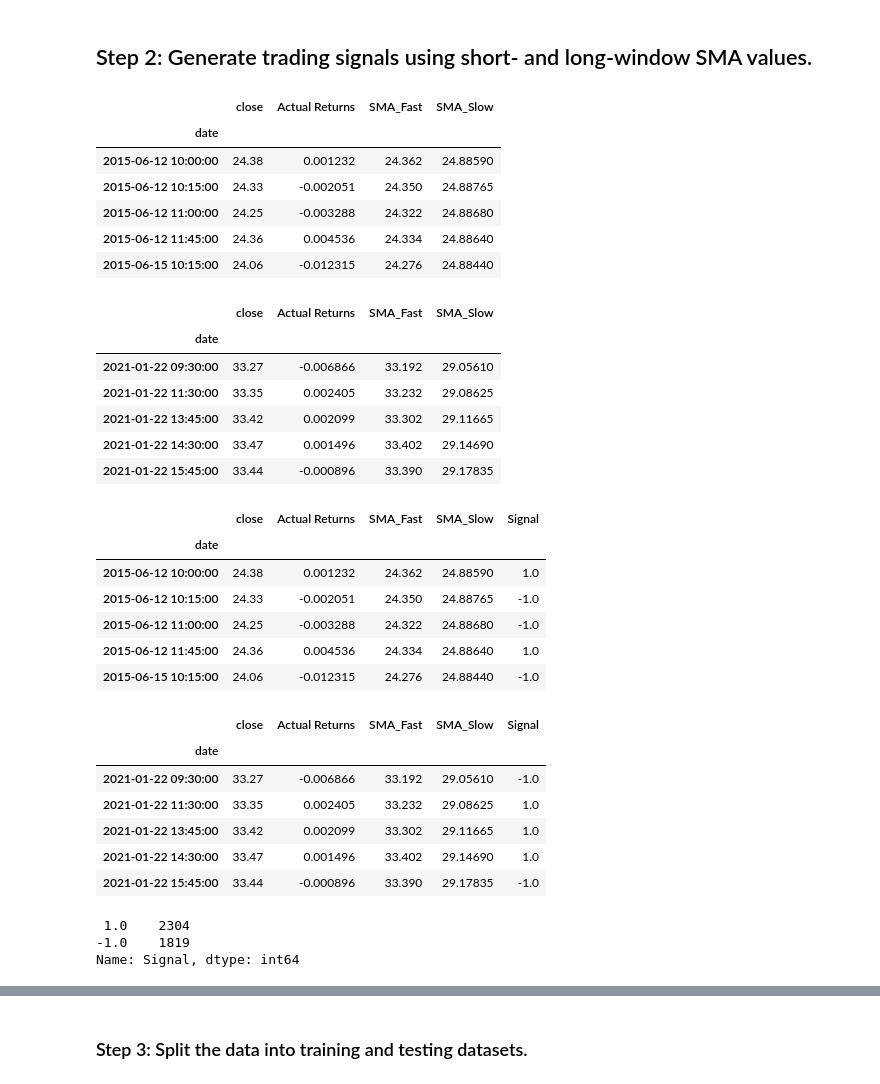
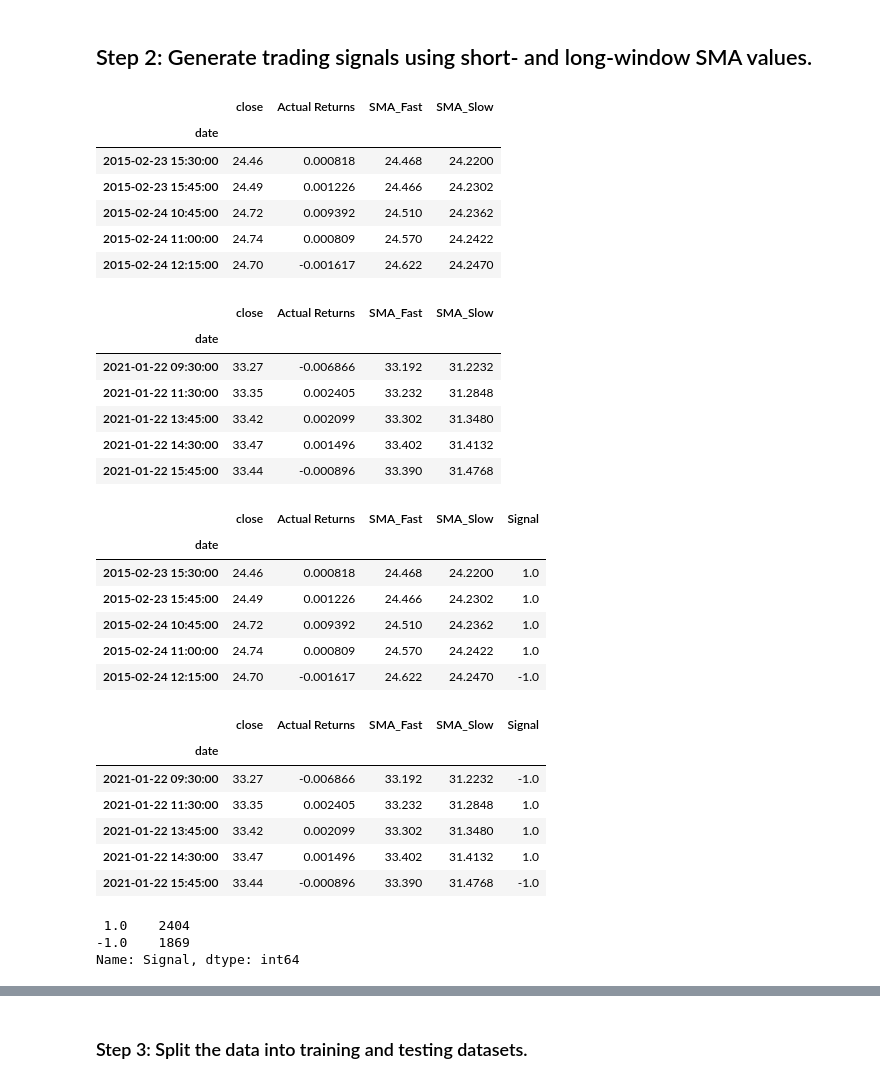
Before and after one commit to Rishi-Prasadha/RICE-FINTECH-14_Challenge, a Jupyter notebook: Starter_Code-4/machine_learning_trading_bot.ipynb, the cells around one changed output, grey strips where cells are left out. Drawn from its saved outputs; the diff is of its cells as text; code cells hidden in the pictures.

```diff
--- a/Starter_Code-4/machine_learning_trading_bot.ipynb
+++ b/Starter_Code-4/machine_learning_trading_bot.ipynb
@@ -137,32 +137,32 @@ display(signals_df.tail())
 # %%
 # Set the short window and long window
 short_window = 5
-long_window = 200
+long_window = 50
 
 # Generate the fast and slow simple moving averages (4 and 100 days, respectively)
 signals_df['SMA_Fast'] = signals_df['close'].rolling(window=short_window).mean()
 signals_df['SMA_Slow'] = signals_df['close'].rolling(window=long_window).mean()
 
 signals_df = signals_df.dropna()
 
 # Review the DataFrame
 display(signals_df.head())
 display(signals_df.tail())
 # %% [output]
 |  | close | Actual Returns | SMA_Fast | SMA_Slow |
 | date |  |  |  |  |
-| 2015-06-12 10:00:00 | 24.38 | 0.001232 | 24.362 | 24.88590 |
-| 2015-06-12 10:15:00 | 24.33 | -0.002051 | 24.350 | 24.88765 |
-| 2015-06-12 11:00:00 | 24.25 | -0.003288 | 24.322 | 24.88680 |
-| 2015-06-12 11:45:00 | 24.36 | 0.004536 | 24.334 | 24.88640 |
-| 2015-06-15 10:15:00 | 24.06 | -0.012315 | 24.276 | 24.88440 |
+| 2015-02-23 15:30:00 | 24.46 | 0.000818 | 24.468 | 24.2200 |
+| 2015-02-23 15:45:00 | 24.49 | 0.001226 | 24.466 | 24.2302 |
+| 2015-02-24 10:45:00 | 24.72 | 0.009392 | 24.510 | 24.2362 |
+| 2015-02-24 11:00:00 | 24.74 | 0.000809 | 24.570 | 24.2422 |
+| 2015-02-24 12:15:00 | 24.70 | -0.001617 | 24.622 | 24.2470 |
 |  | close | Actual Returns | SMA_Fast | SMA_Slow |
 | date |  |  |  |  |
-| 2021-01-22 09:30:00 | 33.27 | -0.006866 | 33.192 | 29.05610 |
-| 2021-01-22 11:30:00 | 33.35 | 0.002405 | 33.232 | 29.08625 |
-| 2021-01-22 13:45:00 | 33.42 | 0.002099 | 33.302 | 29.11665 |
-| 2021-01-22 14:30:00 | 33.47 | 0.001496 | 33.402 | 29.14690 |
-| 2021-01-22 15:45:00 | 33.44 | -0.000896 | 33.390 | 29.17835 |
+| 2021-01-22 09:30:00 | 33.27 | -0.006866 | 33.192 | 31.2232 |
+| 2021-01-22 11:30:00 | 33.35 | 0.002405 | 33.232 | 31.2848 |
+| 2021-01-22 13:45:00 | 33.42 | 0.002099 | 33.302 | 31.3480 |
+| 2021-01-22 14:30:00 | 33.47 | 0.001496 | 33.402 | 31.4132 |
+| 2021-01-22 15:45:00 | 33.44 | -0.000896 | 33.390 | 31.4768 |
 # %%
 # Initialize the new Signal column
 signals_df['Signal'] = 0.0
@@ -179,23 +179,23 @@ display(signals_df.tail())
 # %% [output]
 |  | close | Actual Returns | SMA_Fast | SMA_Slow | Signal |
 | date |  |  |  |  |  |
-| 2015-06-12 10:00:00 | 24.38 | 0.001232 | 24.362 | 24.88590 | 1.0 |
-| 2015-06-12 10:15:00 | 24.33 | -0.002051 | 24.350 | 24.88765 | -1.0 |
-| 2015-06-12 11:00:00 | 24.25 | -0.003288 | 24.322 | 24.88680 | -1.0 |
-| 2015-06-12 11:45:00 | 24.36 | 0.004536 | 24.334 | 24.88640 | 1.0 |
-| 2015-06-15 10:15:00 | 24.06 | -0.012315 | 24.276 | 24.88440 | -1.0 |
+| 2015-02-23 15:30:00 | 24.46 | 0.000818 | 24.468 | 24.2200 | 1.0 |
+| 2015-02-23 15:45:00 | 24.49 | 0.001226 | 24.466 | 24.2302 | 1.0 |
+| 2015-02-24 10:45:00 | 24.72 | 0.009392 | 24.510 | 24.2362 | 1.0 |
+| 2015-02-24 11:00:00 | 24.74 | 0.000809 | 24.570 | 24.2422 | 1.0 |
+| 2015-02-24 12:15:00 | 24.70 | -0.001617 | 24.622 | 24.2470 | -1.0 |
 |  | close | Actual Returns | SMA_Fast | SMA_Slow | Signal |
 | date |  |  |  |  |  |
-| 2021-01-22 09:30:00 | 33.27 | -0.006866 | 33.192 | 29.05610 | -1.0 |
-| 2021-01-22 11:30:00 | 33.35 | 0.002405 | 33.232 | 29.08625 | 1.0 |
-| 2021-01-22 13:45:00 | 33.42 | 0.002099 | 33.302 | 29.11665 | 1.0 |
-| 2021-01-22 14:30:00 | 33.47 | 0.001496 | 33.402 | 29.14690 | 1.0 |
-| 2021-01-22 15:45:00 | 33.44 | -0.000896 | 33.390 | 29.17835 | -1.0 |
+| 2021-01-22 09:30:00 | 33.27 | -0.006866 | 33.192 | 31.2232 | -1.0 |
+| 2021-01-22 11:30:00 | 33.35 | 0.002405 | 33.232 | 31.2848 | 1.0 |
+| 2021-01-22 13:45:00 | 33.42 | 0.002099 | 33.302 | 31.3480 | 1.0 |
+| 2021-01-22 14:30:00 | 33.47 | 0.001496 | 33.402 | 31.4132 | 1.0 |
+| 2021-01-22 15:45:00 | 33.44 | -0.000896 | 33.390 | 31.4768 | -1.0 |
 # %%
 signals_df['Signal'].value_counts()
 # %% [output]
- 1.0    2304
--1.0    1819
+ 1.0    2404
+-1.0    1869
 Name: Signal, dtype: int64
 # %%
 # Calculate the strategy returns and add them to the signals_df DataFrame
```
Also changed, not shown: parts of 16 cells of this notebook, 2 other files.
